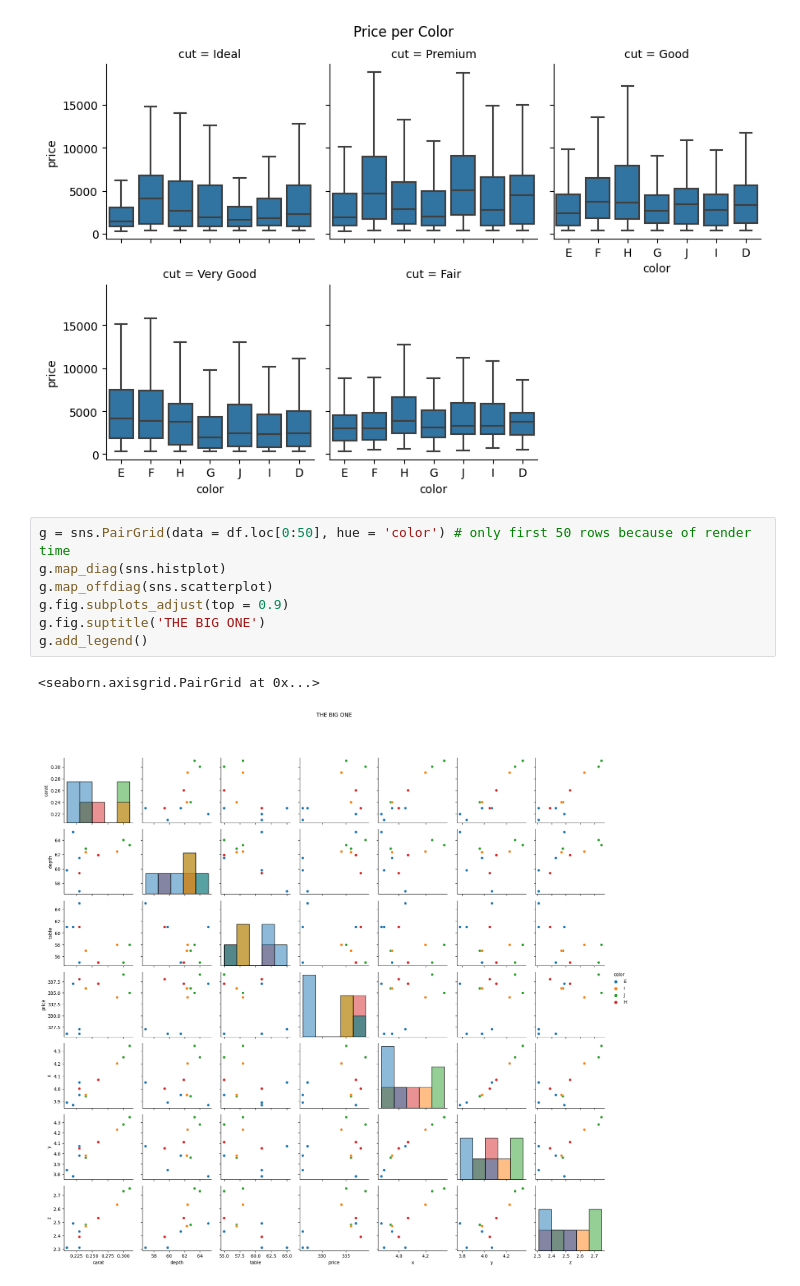
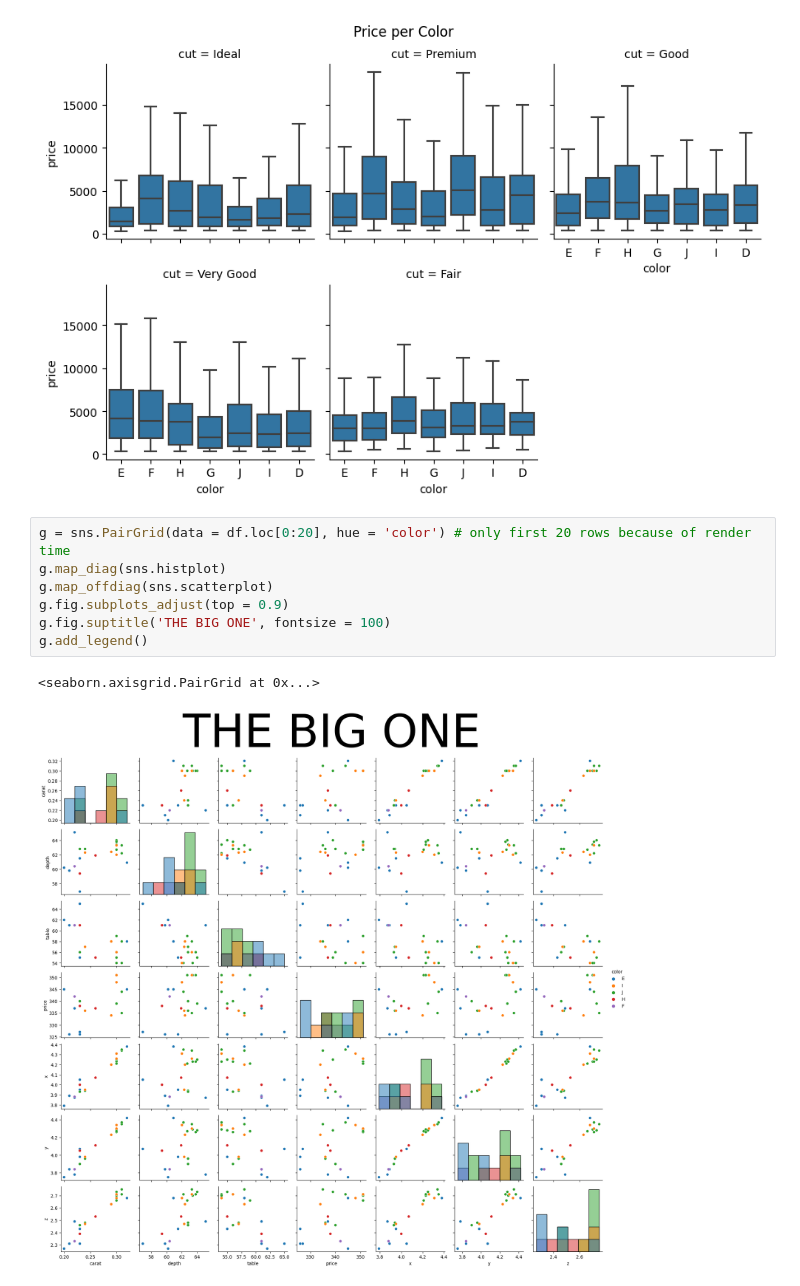
Before and after one commit to adriang1003/AM170B, a Jupyter notebook: Lectures/L2/Data Visualization and Pandas Bootcamp.ipynb, the cells around one changed output. Cells and saved outputs as stored; diff of their text form.

```diff
--- a/Lectures/L2/Data Visualization and Pandas Bootcamp.ipynb
+++ b/Lectures/L2/Data Visualization and Pandas Bootcamp.ipynb
@@ -771,15 +824,15 @@ g.fig.suptitle('Price per Color')
 Text(0.5, 0.98, 'Price per Color')
 [figure]
 # %%
-g = sns.PairGrid(data = df.loc[0:50], hue = 'color') # only first 50 rows because of render time
+g = sns.PairGrid(data = df.loc[0:20], hue = 'color') # only first 20 rows because of render time
 g.map_diag(sns.histplot)
 g.map_offdiag(sns.scatterplot)
 g.fig.subplots_adjust(top = 0.9)
-g.fig.suptitle('THE BIG ONE')
+g.fig.suptitle('THE BIG ONE', fontsize = 100)
 g.add_legend()
 # %% [output]
 <seaborn.axisgrid.PairGrid at 0x...>
-[figure, old version]
+[figure, new version]
 # %% [markdown]
 ## General Tips
 ![](chartChooser.jpg)
```
Also changed, not shown: parts of 26 cells of this notebook, 1 other file.
